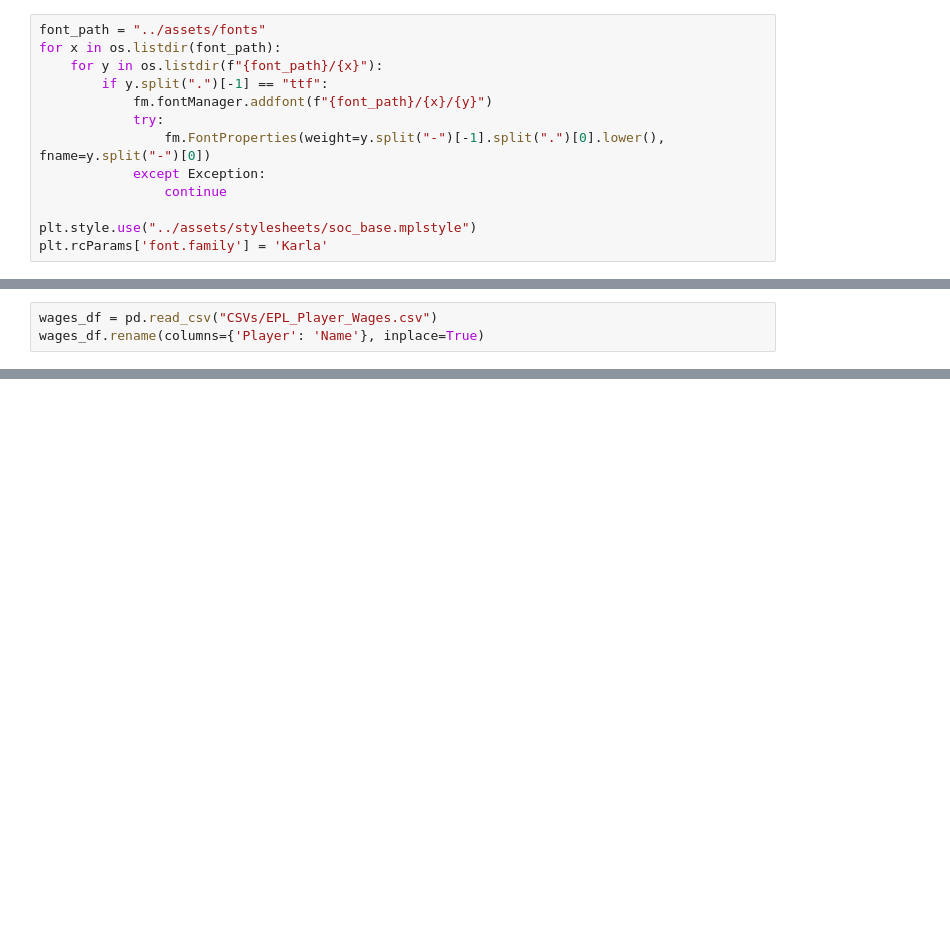
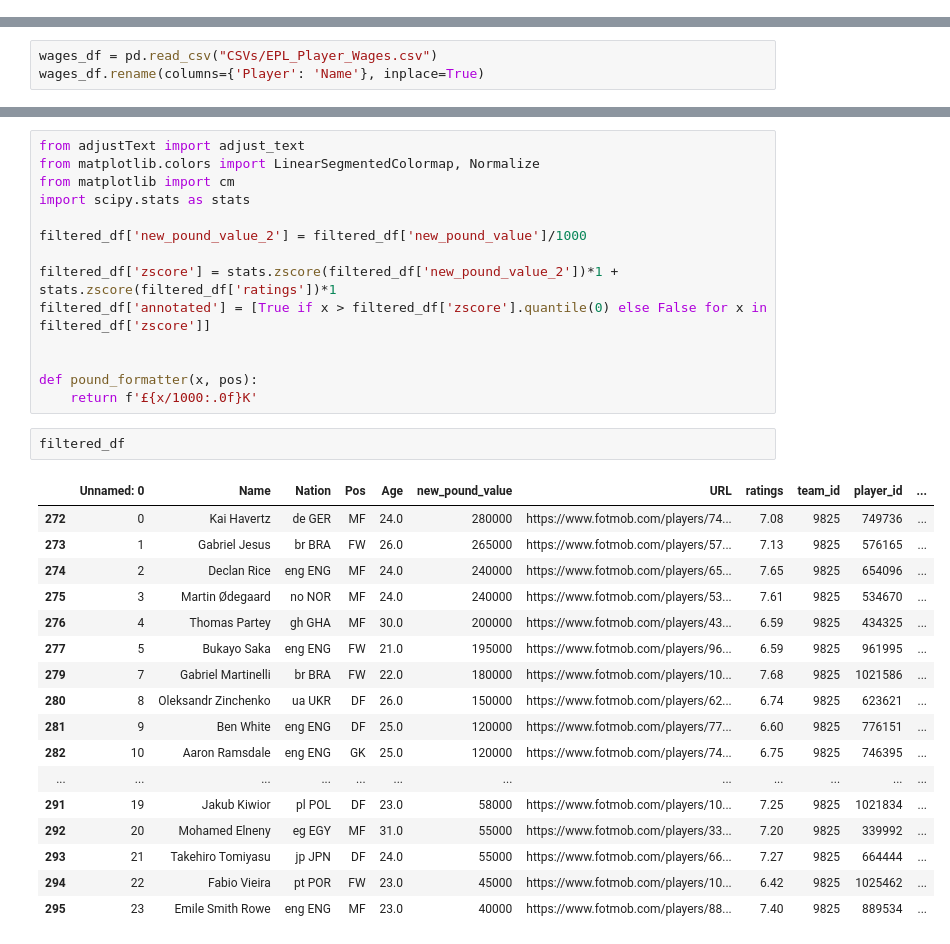
Before and after one commit to steveaq/Webs-Scraping-for-Fooball-Data-, a Jupyter notebook: EPL Wages Analysis Notbook.ipynb, the cells around one changed output, grey strips where cells are left out. Cells and saved outputs as stored; diff of their text form; blank space fills up the shorter version.

```diff
--- a/EPL Wages Analysis Notbook.ipynb
+++ b/EPL Wages Analysis Notbook.ipynb
@@ -26,16 +26,3 @@ from urllib.request import urlopen
 from matplotlib.transforms import Affine2D
 import mpl_toolkits.axisartist.floating_axes as floating_axes
 from sklearn.preprocessing import StandardScaler
-# %%
-font_path = "../assets/fonts"
-for x in os.listdir(font_path):
-    for y in os.listdir(f"{font_path}/{x}"):
-        if y.split(".")[-1] == "ttf":
-            fm.fontManager.addfont(f"{font_path}/{x}/{y}")
-            try:
-                fm.FontProperties(weight=y.split("-")[-1].split(".")[0].lower(), fname=y.split("-")[0])
-            except Exception:
-                continue
-
-plt.style.use("../assets/stylesheets/soc_base.mplstyle")
-plt.rcParams['font.family'] = 'Karla'
@@ -201,0 +547,34 @@ merged_df.dropna(subset=['Nation'], inplace=True)
+# %%
+from adjustText import adjust_text
+from matplotlib.colors import LinearSegmentedColormap, Normalize
+from matplotlib import cm
+import scipy.stats as stats
+
+filtered_df['new_pound_value_2'] = filtered_df['new_pound_value']/1000
+
+filtered_df['zscore'] = stats.zscore(filtered_df['new_pound_value_2'])*1 + stats.zscore(filtered_df['ratings'])*1
+filtered_df['annotated'] = [True if x > filtered_df['zscore'].quantile(0) else False for x in filtered_df['zscore']]
+
+
+def pound_formatter(x, pos):
+    return f'£{x/1000:.0f}K'
+# %%
+filtered_df
+# %% [output]
+|  | Unnamed: 0 | Name | Nation | Pos | Age | new_pound_value | URL | ratings | team_id | player_id | ... |
+| 272 | 0 | Kai Havertz | de GER | MF | 24.0 | 280000 | https://www.fotmob.com/players/74... | 7.08 | 9825 | 749736 | ... |
+| 273 | 1 | Gabriel Jesus | br BRA | FW | 26.0 | 265000 | https://www.fotmob.com/players/57... | 7.13 | 9825 | 576165 | ... |
+| 274 | 2 | Declan Rice | eng ENG | MF | 24.0 | 240000 | https://www.fotmob.com/players/65... | 7.65 | 9825 | 654096 | ... |
+| 275 | 3 | Martin Ødegaard | no NOR | MF | 24.0 | 240000 | https://www.fotmob.com/players/53... | 7.61 | 9825 | 534670 | ... |
+| 276 | 4 | Thomas Partey | gh GHA | MF | 30.0 | 200000 | https://www.fotmob.com/players/43... | 6.59 | 9825 | 434325 | ... |
+| 277 | 5 | Bukayo Saka | eng ENG | FW | 21.0 | 195000 | https://www.fotmob.com/players/96... | 6.59 | 9825 | 961995 | ... |
+| 279 | 7 | Gabriel Martinelli | br BRA | FW | 22.0 | 180000 | https://www.fotmob.com/players/10... | 7.68 | 9825 | 1021586 | ... |
+| 280 | 8 | Oleksandr Zinchenko | ua UKR | DF | 26.0 | 150000 | https://www.fotmob.com/players/62... | 6.74 | 9825 | 623621 | ... |
+| 281 | 9 | Ben White | eng ENG | DF | 25.0 | 120000 | https://www.fotmob.com/players/77... | 6.60 | 9825 | 776151 | ... |
+| 282 | 10 | Aaron Ramsdale | eng ENG | GK | 25.0 | 120000 | https://www.fotmob.com/players/74... | 6.75 | 9825 | 746395 | ... |
+| ... | ... | ... | ... | ... | ... | ... | ... | ... | ... | ... | ... |
+| 291 | 19 | Jakub Kiwior | pl POL | DF | 23.0 | 58000 | https://www.fotmob.com/players/10... | 7.25 | 9825 | 1021834 | ... |
+| 292 | 20 | Mohamed Elneny | eg EGY | MF | 31.0 | 55000 | https://www.fotmob.com/players/33... | 7.20 | 9825 | 339992 | ... |
+| 293 | 21 | Takehiro Tomiyasu | jp JPN | DF | 24.0 | 55000 | https://www.fotmob.com/players/66... | 7.27 | 9825 | 664444 | ... |
+| 294 | 22 | Fabio Vieira | pt POR | FW | 23.0 | 45000 | https://www.fotmob.com/players/10... | 6.42 | 9825 | 1025462 | ... |
+| 295 | 23 | Emile Smith Rowe | eng ENG | MF | 23.0 | 40000 | https://www.fotmob.com/players/88... | 7.40 | 9825 | 889534 | ... |
```
Also changed, not shown: parts of 29 cells of this notebook, 11 other files.
